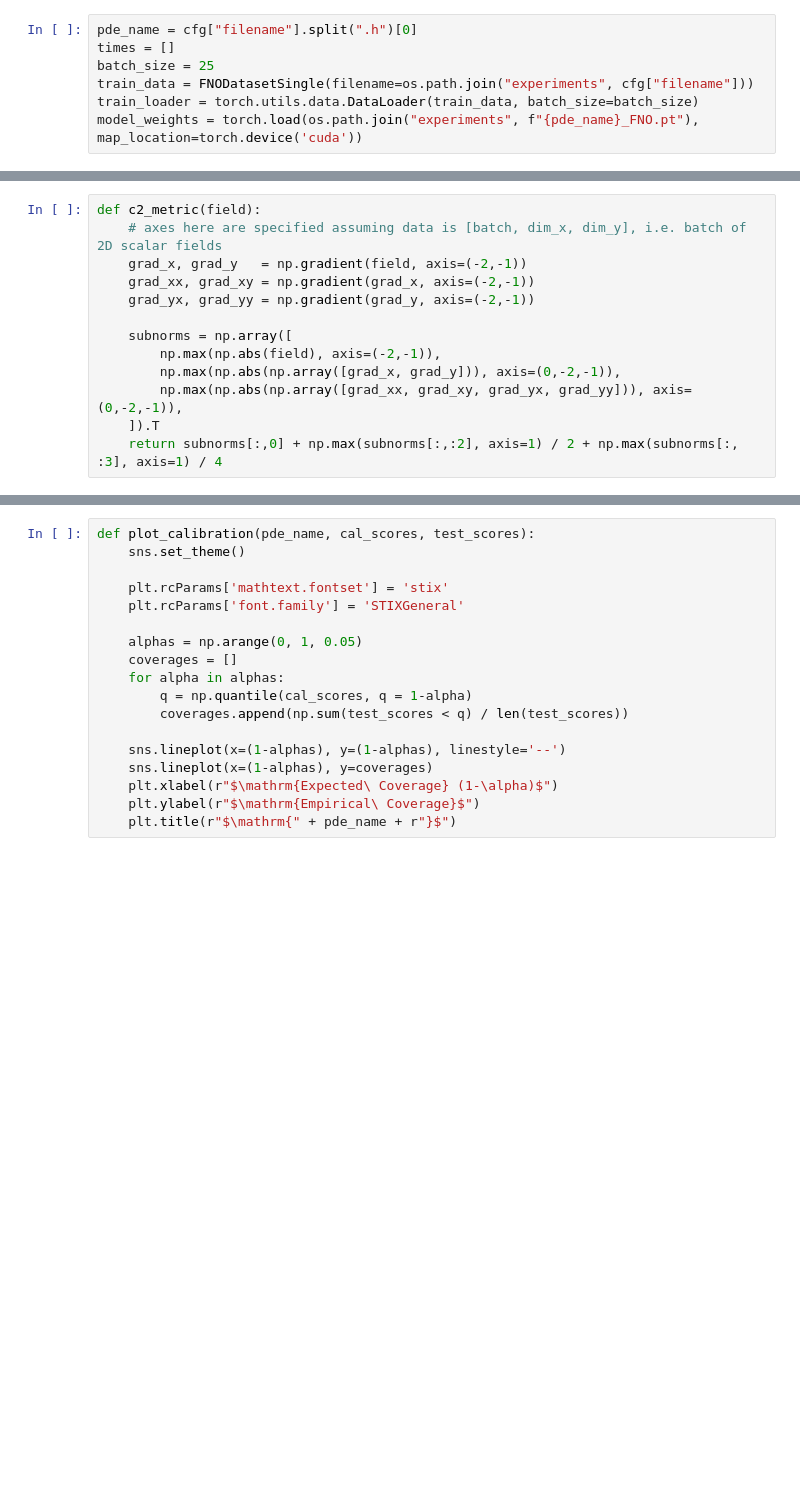
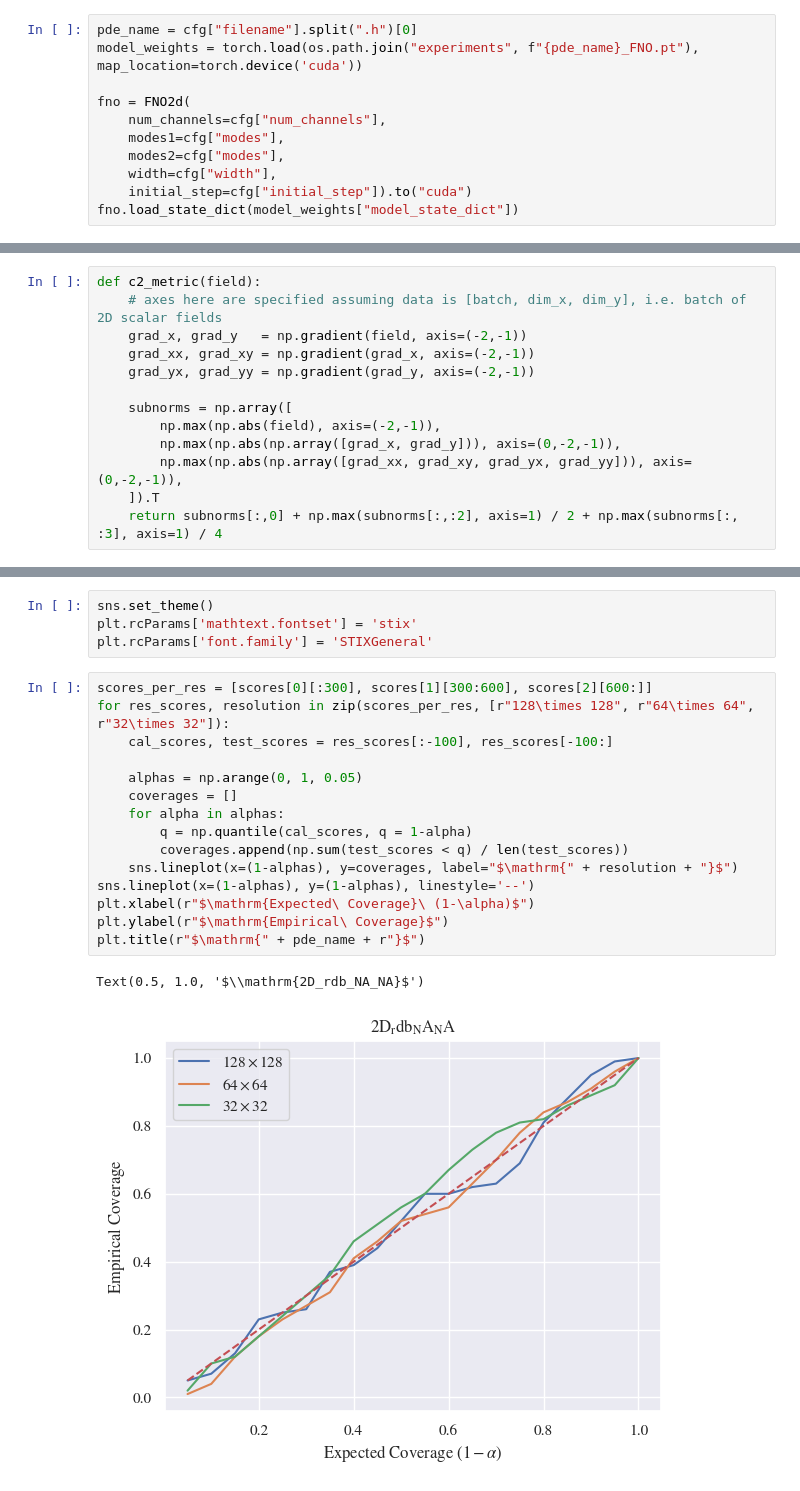
Before and after one commit to yashpatel5400/fpo, a Jupyter notebook: calibrate.ipynb, the cells around one changed output, grey strips where cells are left out. Saved outputs shown, nothing was run; the diff lists cells and outputs as text; blank space fills up the shorter version.

Commit message:
Add calibration script

```diff
--- a/calibrate.ipynb
+++ b/calibrate.ipynb
@@ -26,9 +26,13 @@ with open(cfg_fn, "r") as f:
     cfg = yaml.safe_load(f)
 # %%
 pde_name = cfg["filename"].split(".h")[0]
-times = []
-batch_size = 25
-train_data = FNODatasetSingle(filename=os.path.join("experiments", cfg["filename"]))
-train_loader = torch.utils.data.DataLoader(train_data, batch_size=batch_size)
 model_weights = torch.load(os.path.join("experiments", f"{pde_name}_FNO.pt"), map_location=torch.device('cuda'))
+
+fno = FNO2d(
+    num_channels=cfg["num_channels"],
+    modes1=cfg["modes"],
+    modes2=cfg["modes"],
+    width=cfg["width"],
+    initial_step=cfg["initial_step"]).to("cuda")
+fno.load_state_dict(model_weights["model_state_dict"])
 # %% [output]
@@ -80,18 +85,22 @@ scores = np.concatenate(scores)
+# %%
+sns.set_theme()
+plt.rcParams['mathtext.fontset'] = 'stix'
+plt.rcParams['font.family'] = 'STIXGeneral'
 # %%
-def plot_calibration(pde_name, cal_scores, test_scores):
-    sns.set_theme()
-
-    plt.rcParams['mathtext.fontset'] = 'stix'
-    plt.rcParams['font.family'] = 'STIXGeneral'
+scores_per_res = [scores[0][:300], scores[1][300:600], scores[2][600:]]
+for res_scores, resolution in zip(scores_per_res, [r"128\times 128", r"64\times 64", r"32\times 32"]):
+    cal_scores, test_scores = res_scores[:-100], res_scores[-100:]
 
     alphas = np.arange(0, 1, 0.05)
     coverages = []
     for alpha in alphas:
         q = np.quantile(cal_scores, q = 1-alpha)
         coverages.append(np.sum(test_scores < q) / len(test_scores))
-
-    sns.lineplot(x=(1-alphas), y=(1-alphas), linestyle='--')
-    sns.lineplot(x=(1-alphas), y=coverages)
-    plt.xlabel(r"$\mathrm{Expected\ Coverage} (1-\alpha)$")
-    plt.ylabel(r"$\mathrm{Empirical\ Coverage}$")
-    plt.title(r"$\mathrm{" + pde_name + r"}$")
+    sns.lineplot(x=(1-alphas), y=coverages, label="$\mathrm{" + resolution + "}$")
+sns.lineplot(x=(1-alphas), y=(1-alphas), linestyle='--')
+plt.xlabel(r"$\mathrm{Expected\ Coverage}\ (1-\alpha)$")
+plt.ylabel(r"$\mathrm{Empirical\ Coverage}$")
+plt.title(r"$\mathrm{" + pde_name + r"}$")
+# %% [output]
+Text(0.5, 1.0, '$\\mathrm{2D_rdb_NA_NA}$')
+[figure, added]
```
Also changed, not shown: parts of 4 cells of this notebook, 5 other files.
